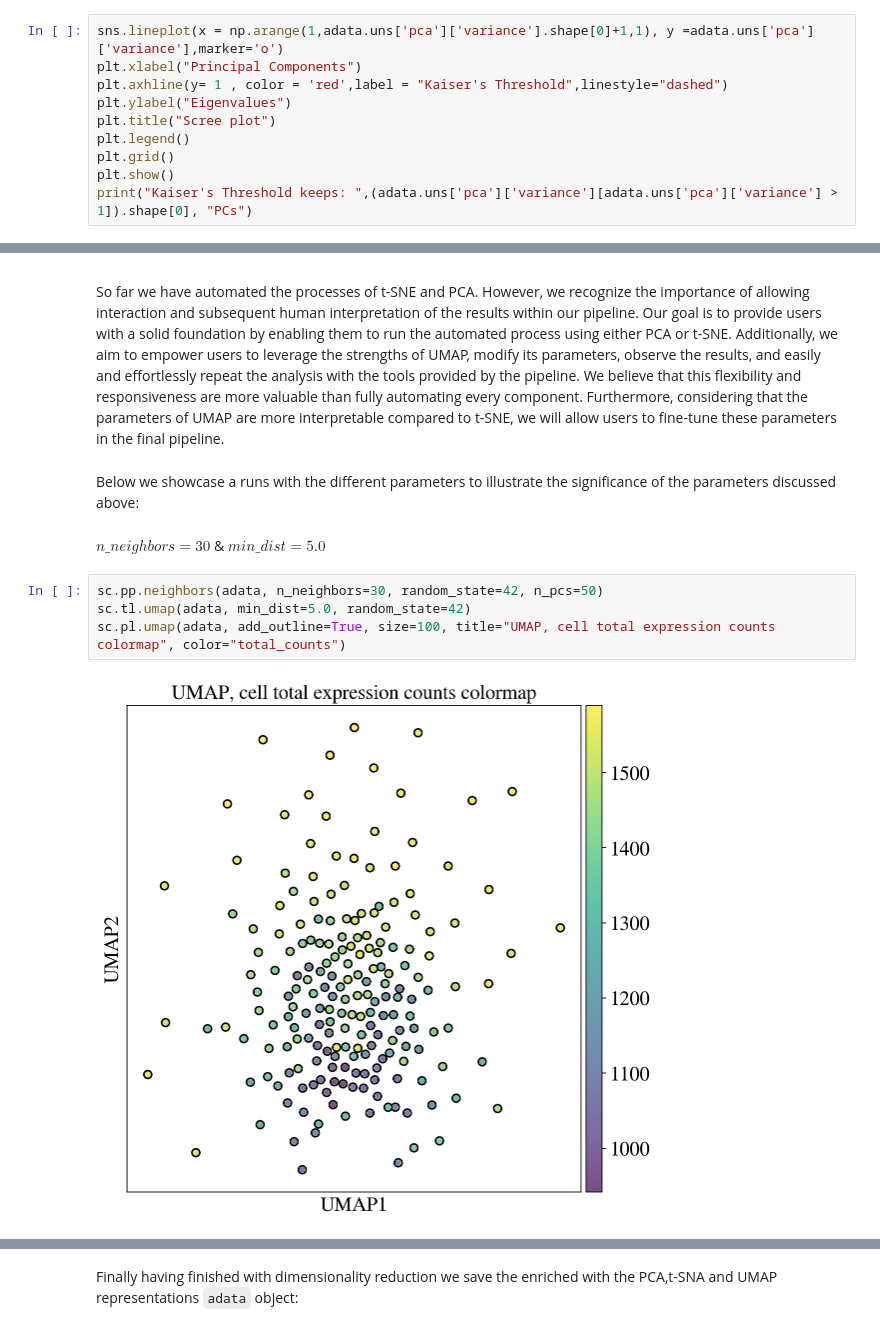
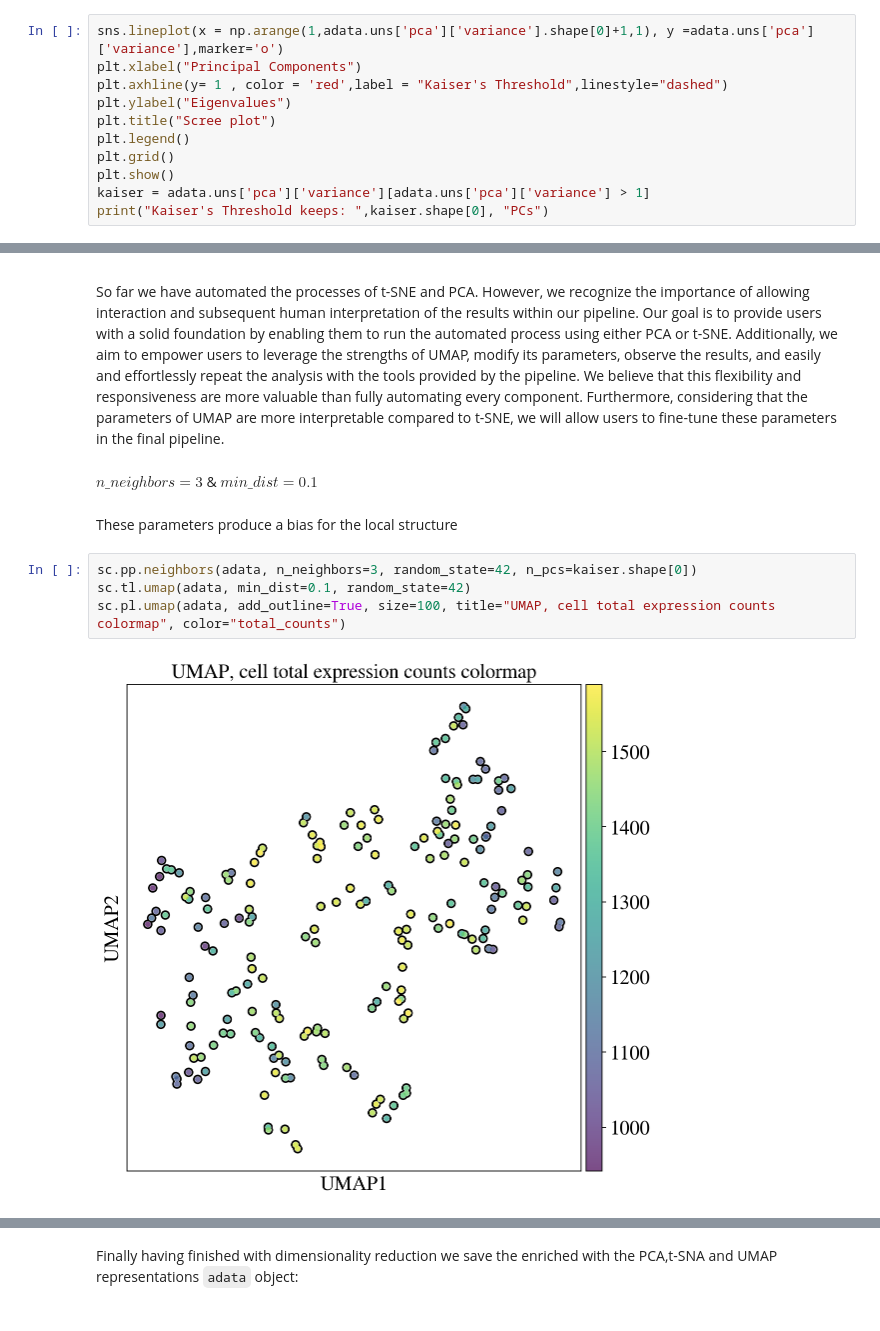
Before and after one commit to KyriakosPsa/scGmix-ML-pipeline, a Jupyter notebook: dimreduction.ipynb, the cells around one changed output, grey strips where cells are left out. Cells and saved outputs as stored; diff of their text form.

```diff
--- a/dimreduction.ipynb
+++ b/dimreduction.ipynb
@@ -133,7 +134,8 @@ plt.title("Scree plot")
 plt.legend()
 plt.grid()
 plt.show()
-print("Kaiser's Threshold keeps: ",(adata.uns['pca']['variance'][adata.uns['pca']['variance'] > 1]).shape[0], "PCs")
+kaiser = adata.uns['pca']['variance'][adata.uns['pca']['variance'] > 1]
+print("Kaiser's Threshold keeps: ",kaiser.shape[0], "PCs")
 # %% [output]
 [figure]
 Kaiser's Threshold keeps:  31 PCs
@@ -212,13 +212,13 @@ Reading the publication from its developers Leland McInnes, John Healy, and Jame
 ### _A note_:
 
 So far we have automated the processes of t-SNE and PCA. However, we recognize the importance of allowing interaction and subsequent human interpretation of the results within our pipeline. Our goal is to provide users with a solid foundation by enabling them to run the automated process using either PCA or t-SNE. Additionally, we aim to empower users to leverage the strengths of UMAP, modify its parameters, observe the results, and easily and effortlessly repeat the analysis with the tools provided by the pipeline. We believe that this flexibility and responsiveness are more valuable than fully automating every component. Furthermore, considering that the parameters of UMAP are more interpretable compared to t-SNE, we will allow users to fine-tune these parameters in the final pipeline.
-# %% [markdown]
-Below we showcase a runs with the different parameters to illustrate the significance of the parameters discussed above:
 # %% [markdown]
-$n\_neighbors = 30$ & $min\_dist = 5.0$
+$n\_neighbors = 3$ & $min\_dist = 0.1$
+# %% [markdown]
+These parameters produce a bias for the local structure
 # %%
-sc.pp.neighbors(adata, n_neighbors=30, random_state=42, n_pcs=50)
-sc.tl.umap(adata, min_dist=5.0, random_state=42)
+sc.pp.neighbors(adata, n_neighbors=3, random_state=42, n_pcs=kaiser.shape[0])
+sc.tl.umap(adata, min_dist=0.1, random_state=42)
 sc.pl.umap(adata, add_outline=True, size=100, title="UMAP, cell total expression counts colormap", color="total_counts")
 # %% [output]
-[figure, old version]
+[figure, new version]
```
Also changed, not shown: parts of 13 cells of this notebook.
